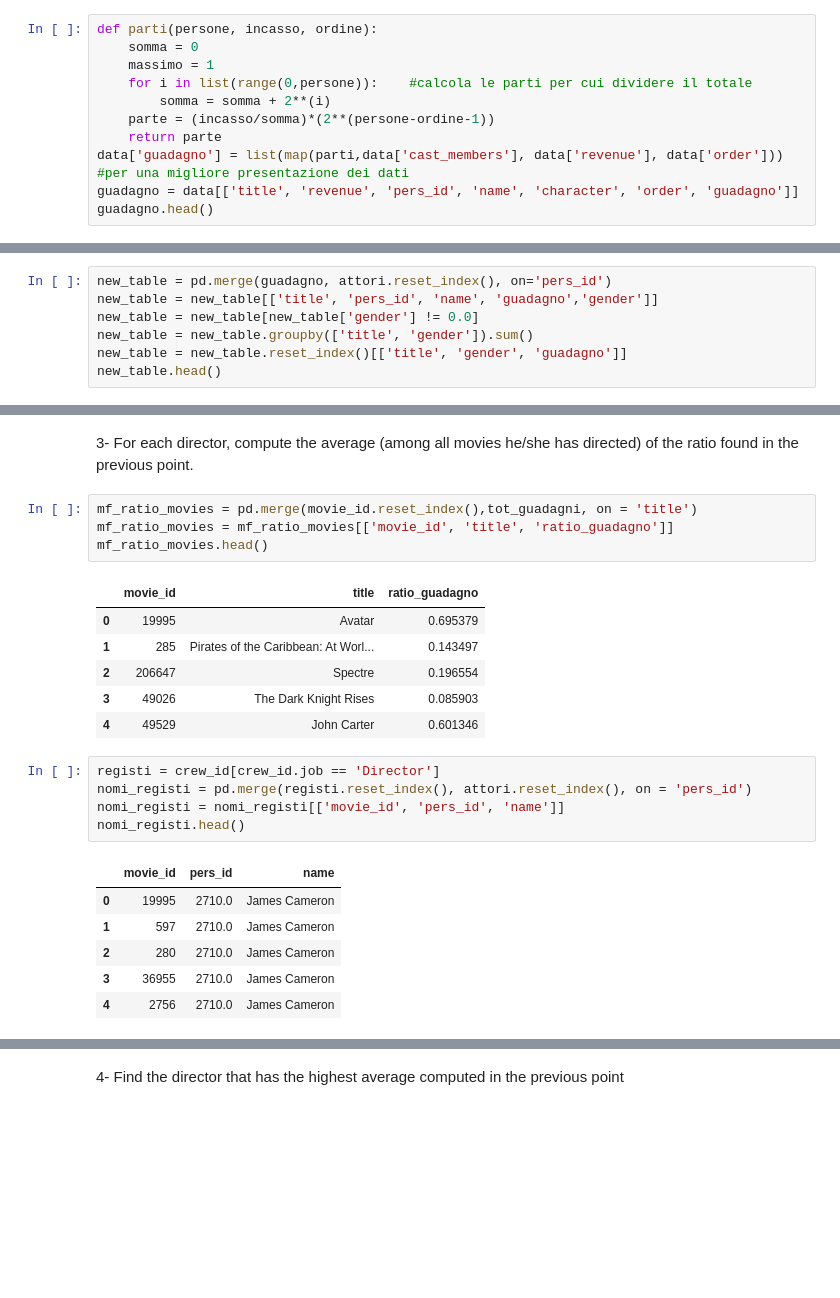
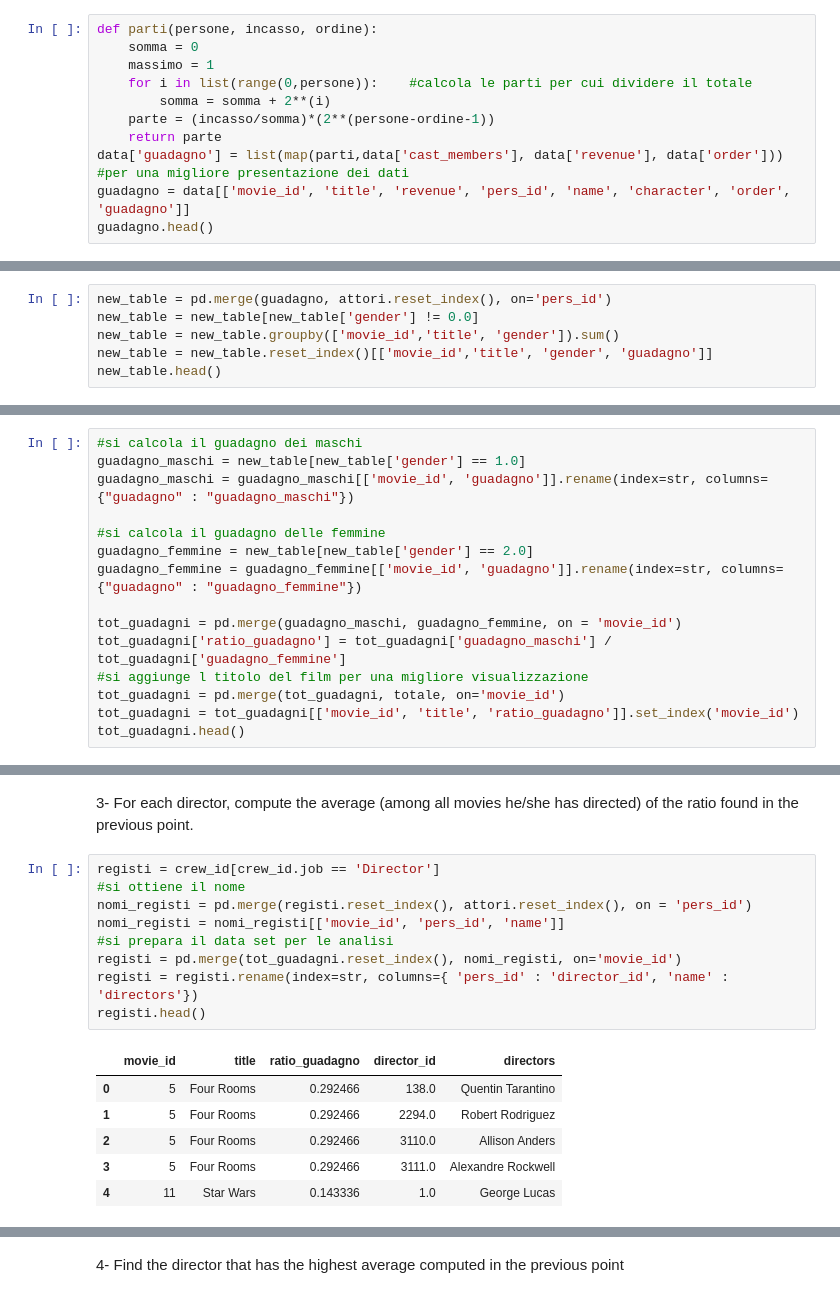
Before and after one commit to silviasantamaria/computerscience, a Jupyter notebook: NUOVO_PROJECT.ipynb, the cells around one changed output, grey strips where cells are left out. Cells and saved outputs as stored; diff of their text form; blank space fills up the shorter version.

```diff
--- a/NUOVO_PROJECT.ipynb
+++ b/NUOVO_PROJECT.ipynb
@@ -528,6 +528,6 @@ def parti(persone, incasso, ordine):
     return parte
 data['guadagno'] = list(map(parti,data['cast_members'], data['revenue'], data['order']))
 #per una migliore presentazione dei dati
-guadagno = data[['title', 'revenue', 'pers_id', 'name', 'character', 'order', 'guadagno']]
+guadagno = data[['movie_id', 'title', 'revenue', 'pers_id', 'name', 'character', 'order', 'guadagno']]
 guadagno.head()
 # %% [output]
@@ -598,9 +598,8 @@ totale[['movie_id', 'title', 'ratio']].set_index('movie_id').head()
 2- For each movie, compute the ratio between the attributed revenue of males and females in the cast
 # %%
 new_table = pd.merge(guadagno, attori.reset_index(), on='pers_id')
-new_table = new_table[['title', 'pers_id', 'name', 'guadagno','gender']]
 new_table = new_table[new_table['gender'] != 0.0]
-new_table = new_table.groupby(['title', 'gender']).sum()
-new_table = new_table.reset_index()[['title', 'gender', 'guadagno']]
+new_table = new_table.groupby(['movie_id','title', 'gender']).sum()
+new_table = new_table.reset_index()[['movie_id','title', 'gender', 'guadagno']]
 new_table.head()
 # %% [output]
@@ -649,0 +612,15 @@ tot_guadagni.head()
+# %%
+#si calcola il guadagno dei maschi
+guadagno_maschi = new_table[new_table['gender'] == 1.0]
+guadagno_maschi = guadagno_maschi[['movie_id', 'guadagno']].rename(index=str, columns={"guadagno" : "guadagno_maschi"})
+
+#si calcola il guadagno delle femmine
+guadagno_femmine = new_table[new_table['gender'] == 2.0]
+guadagno_femmine = guadagno_femmine[['movie_id', 'guadagno']].rename(index=str, columns={"guadagno" : "guadagno_femmine"})
+
+tot_guadagni = pd.merge(guadagno_maschi, guadagno_femmine, on = 'movie_id')
+tot_guadagni['ratio_guadagno'] = tot_guadagni['guadagno_maschi'] / tot_guadagni['guadagno_femmine']
+#si aggiunge l titolo del film per una migliore visualizzazione
+tot_guadagni = pd.merge(tot_guadagni, totale, on='movie_id')
+tot_guadagni = tot_guadagni[['movie_id', 'title', 'ratio_guadagno']].set_index('movie_id')
+tot_guadagni.head()
@@ -650,25 +635,18 @@ tot_guadagni.head()
 # %% [markdown]
 3- For each director, compute the average (among all movies he/she has directed) of the ratio found in the previous point.
-# %%
-mf_ratio_movies = pd.merge(movie_id.reset_index(),tot_guadagni, on = 'title')
-mf_ratio_movies = mf_ratio_movies[['movie_id', 'title', 'ratio_guadagno']]
-mf_ratio_movies.head()
-# %% [output]
-|  | movie_id | title | ratio_guadagno |
-| 0 | 19995 | Avatar | 0.695379 |
-| 1 | 285 | Pirates of the Caribbean: At Worl... | 0.143497 |
-| 2 | 206647 | Spectre | 0.196554 |
-| 3 | 49026 | The Dark Knight Rises | 0.085903 |
-| 4 | 49529 | John Carter | 0.601346 |
 # %%
 registi = crew_id[crew_id.job == 'Director']
+#si ottiene il nome
 nomi_registi = pd.merge(registi.reset_index(), attori.reset_index(), on = 'pers_id')
 nomi_registi = nomi_registi[['movie_id', 'pers_id', 'name']]
-nomi_registi.head()
+#si prepara il data set per le analisi
+registi = pd.merge(tot_guadagni.reset_index(), nomi_registi, on='movie_id')
+registi = registi.rename(index=str, columns={ 'pers_id' : 'director_id', 'name' : 'directors'})
+registi.head()
 # %% [output]
-|  | movie_id | pers_id | name |
-| 0 | 19995 | 2710.0 | James Cameron |
-| 1 | 597 | 2710.0 | James Cameron |
-| 2 | 280 | 2710.0 | James Cameron |
-| 3 | 36955 | 2710.0 | James Cameron |
-| 4 | 2756 | 2710.0 | James Cameron |
+|  | movie_id | title | ratio_guadagno | director_id | directors |
+| 0 | 5 | Four Rooms | 0.292466 | 138.0 | Quentin Tarantino |
+| 1 | 5 | Four Rooms | 0.292466 | 2294.0 | Robert Rodriguez |
+| 2 | 5 | Four Rooms | 0.292466 | 3110.0 | Allison Anders |
+| 3 | 5 | Four Rooms | 0.292466 | 3111.0 | Alexandre Rockwell |
+| 4 | 11 | Star Wars | 0.143336 | 1.0 | George Lucas |
```
Also changed, not shown: parts of 13 cells of this notebook.
